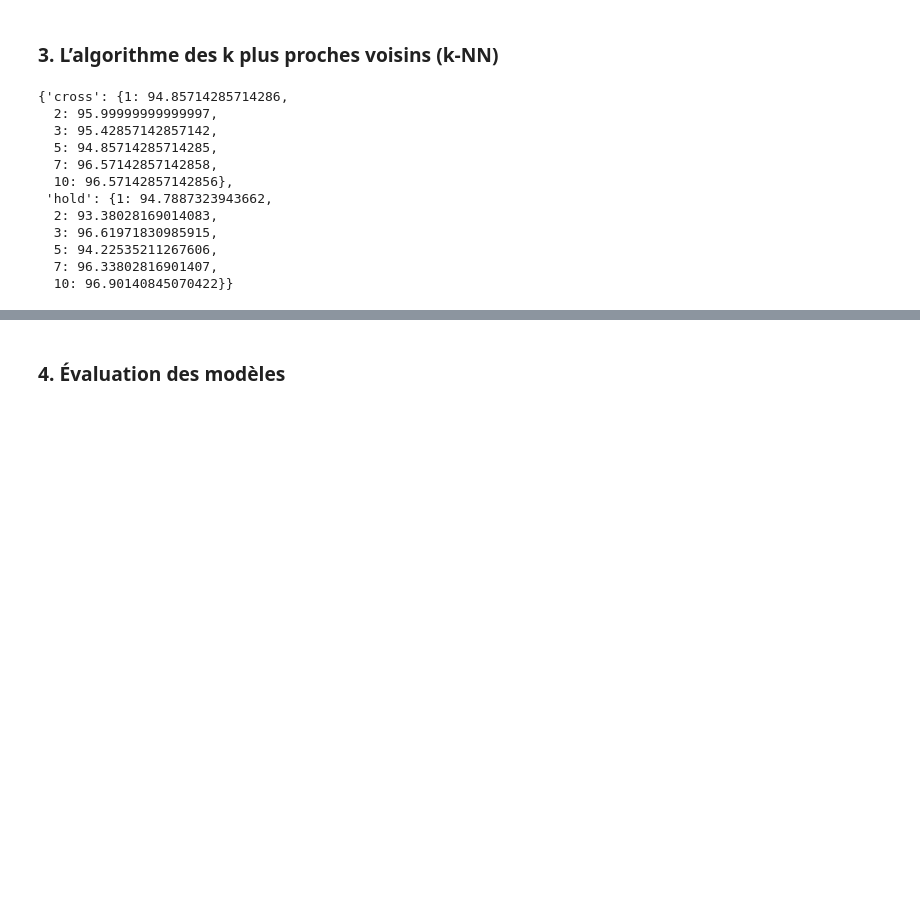
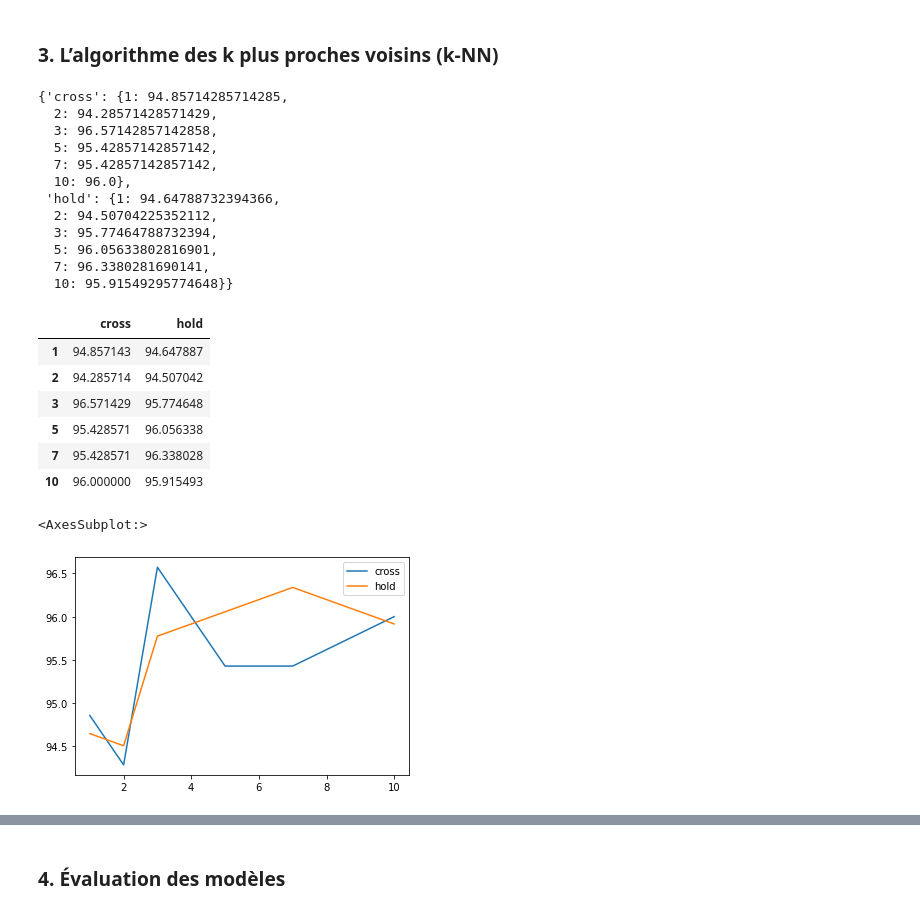
Before and after one commit to KevinFerati/LaboISD, a Jupyter notebook: 4 - Apprentissage supervisé/Ferati_Ganty_ISD_TP4.ipynb, the cells around one changed output, grey strips where cells are left out. Cells and saved outputs as stored; diff of their text form; code cells hidden in the pictures; blank space fills up the shorter version.

```diff
--- a/4 - Apprentissage supervisé/Ferati_Ganty_ISD_TP4.ipynb
+++ b/4 - Apprentissage supervisé/Ferati_Ganty_ISD_TP4.ipynb
@@ -318,8 +319,9 @@ accuracies_results = {
     "hold": {}
 }
 
-
+results = dict()
 for k in neighbors_count:
+    results[k] = list()
     accuracy_total_hold = 0.0
     accuracy_total_cross = 0.0
 
@@ -333,6 +335,7 @@ for k in neighbors_count:
 
     accuracies_results["hold"][k] = accuracy_total_hold / split
 
+
     # validation croisé
     folds = cross_validation_split_knn(df_knn_normalized.values.tolist(), n_folds)
     for validation_fold_i in range(len(folds)):
@@ -340,21 +343,43 @@ for k in neighbors_count:
         test_set = folds_copy.pop(validation_fold_i)
         train_set = np.concatenate(folds_copy)
         predictions = do_knn(train_set, test_set, k)
-        accuracy_total_cross += compute_accuracy(predictions, [row[-1] for row in test_set])
+        truth = [row[-1] for row in test_set]
+        accuracy_total_cross += compute_accuracy(predictions, truth)
+        results[k].append((predictions, truth))
 
     accuracies_results["cross"][k] = accuracy_total_cross / float(n_folds)
 
+
 display(accuracies_results)
 # %% [output]
-{'cross': {1: 94.85714285714286,
-  2: 95.99999999999997,
-  3: 95.42857142857142,
-  5: 94.85714285714285,
-  7: 96.57142857142858,
-  10: 96.57142857142856},
- 'hold': {1: 94.7887323943662,
-  2: 93.38028169014083,
-  3: 96.61971830985915,
-  5: 94.22535211267606,
-  7: 96.33802816901407,
-  10: 96.90140845070422}}
+{'cross': {1: 94.85714285714285,
+  2: 94.28571428571429,
+  3: 96.57142857142858,
+  5: 95.42857142857142,
+  7: 95.42857142857142,
+  10: 96.0},
+ 'hold': {1: 94.64788732394366,
+  2: 94.50704225352112,
+  3: 95.77464788732394,
+  5: 96.05633802816901,
+  7: 96.3380281690141,
+  10: 95.91549295774648}}
+# %%
+#Affichage des résultats
+frame = pd.DataFrame.from_dict({
+    key: accuracies_results[key] for key in accuracies_results.keys()
+})
+
+display(frame)
+
+frame.plot()
+# %% [output]
+|  | cross | hold |
+| 1 | 94.857143 | 94.647887 |
+| 2 | 94.285714 | 94.507042 |
+| 3 | 96.571429 | 95.774648 |
+| 5 | 95.428571 | 96.056338 |
+| 7 | 95.428571 | 96.338028 |
+| 10 | 96.000000 | 95.915493 |
+<AxesSubplot:>
+[figure, added]
```
Also changed, not shown: parts of 8 cells of this notebook.
